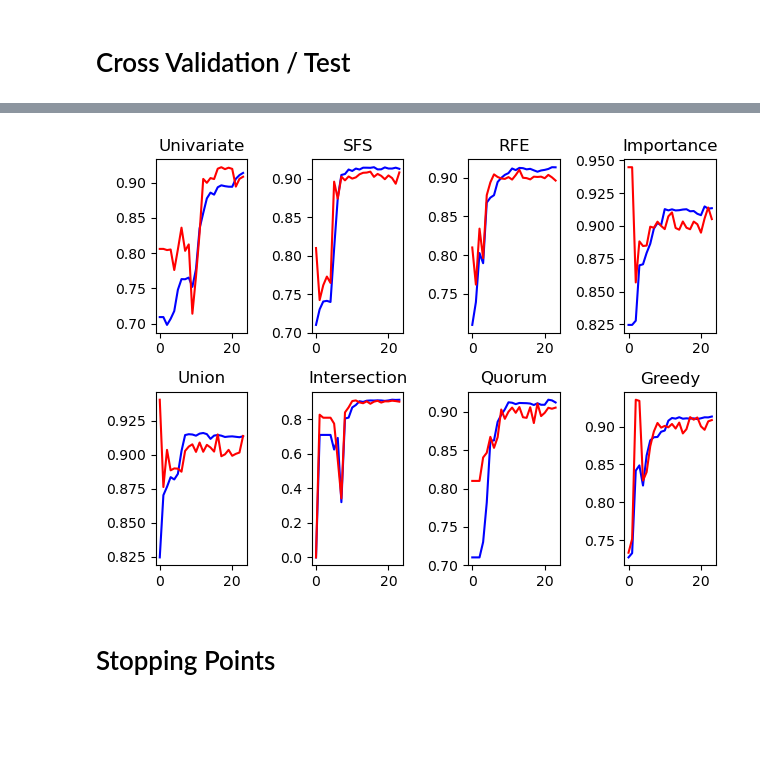
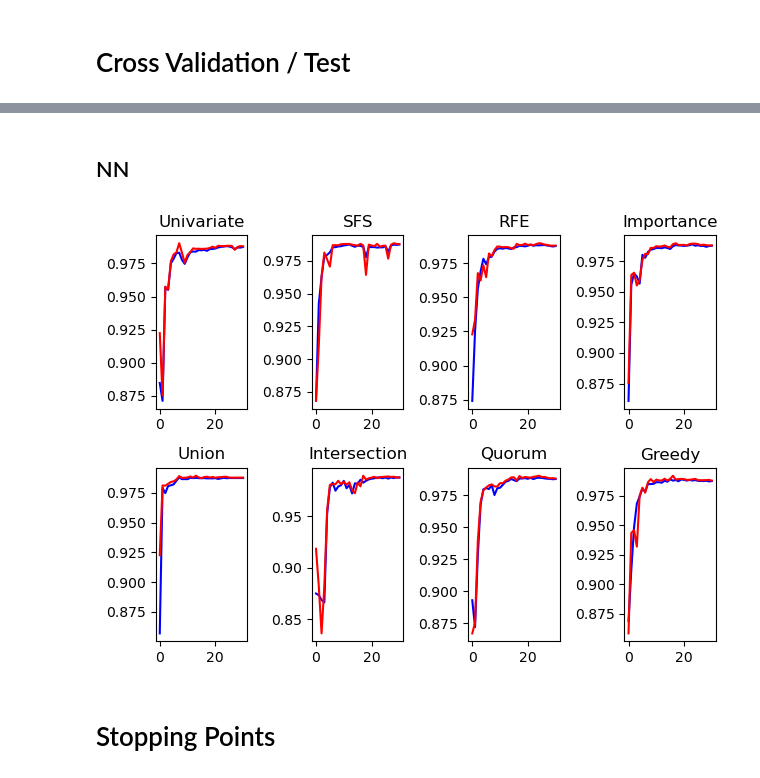
Before and after one commit to stevenson0421/Automatic-Feature-Selection, a Jupyter notebook: afs.ipynb, the cells around one changed output, grey strips where cells are left out. Saved outputs shown, nothing was run; the diff lists cells and outputs as text; code cells hidden in the pictures; blank space fills up the shorter version.

Commit message:
add experiment IDS2017

```diff
--- a/afs.ipynb
+++ b/afs.ipynb
@@ -213,6 +257,7 @@ start_time = time.time()
 union_features = []
 intersection_features = []
 quorum_features = []
+n_features = train_X.shape[1]
 
 for k in range(n_features):
     union_features.append(list(set().union(mi_features[:n_features-k], sfs_features[:n_features-k], rfe_features[:n_features-k], imp_features[:n_features-k])))
@@ -311,3 +356,5 @@ greedy ordered feature: ['sload', 'sbytes', 'ct_state_ttl', 'rate', 'dbytes', 's
+# %%
+greedy_features = results['Greedy'].to_list()
 # %% [markdown]
 # Cross Validation / Test
 # %%
@@ -361,3 +410,0 @@ score_all_LR = get_scores(model, 'LR', feature_sets, feature_names)
-# %%
-results = pd.concat([results, score_all_LR], axis=1)
-results.to_csv(f'./Experiments/{dataset_name}/results.csv', index=False)
@@ -369,6 +418,5 @@ score_all_GB = get_scores(model, 'GB', feature_sets, feature_names)
-# %%
-results = pd.concat([results, score_all_GB], axis=1)
-results.to_csv(f'./Experiments/{dataset_name}/results.csv', index=False)
+# %% [markdown]
+## NN
 # %%
 import tensorflow as tf
 import tensorflow.keras as keras
@@ -407,38 +455,45 @@ for k, (feature_set, feature_name) in enumerate(zip(feature_sets, feature_names)
                 continue
         else:
             train_X2 = train_X[feature_set[:i+1]].copy()
+        if k > 0 and train_X2.shape[1] == n_features:
+            cv_score.append(results[f'cv_score_{feature_names[0]}_NN'].iloc[-1])
+            test_score.append(results[f'test_score_{feature_names[0]}_NN'].iloc[-1])
+            continue
         model = create_model(train_X2.shape[1])
         for train_index, test_index in kf.split(train_X2, train_Y):
             x_train_fold, x_test_fold = train_X2.iloc[train_index, :], train_X2.iloc[test_index, :]
             y_train_fold, y_test_fold = train_Y.iloc[train_index], train_Y.iloc[test_index]
 
             model.fit(x_train_fold.values, y_train_fold.values,
-                    epochs=15, batch_size=100,verbose=0)
+                    epochs=15, batch_size=100, verbose=0)
 
-            predict = model.predict(x_test_fold,verbose=0)
+            predict = model.predict(x_test_fold, verbose=0)
             predict = np.where(predict < 0.5, 0, 1)
             cv.append(f1_score(y_test_fold, predict))
         cv_score.append(np.mean(cv))
 
         model.fit(train_X2.values, train_Y.values,
-                epochs=15, batch_size=100,verbose=0)
+                epochs=15, batch_size=100, verbose=0)
         if isinstance(feature_set[0], list):
-            predict = model.predict(test_X[feature_set[i]],verbose=0)
+            predict = model.predict(test_X[feature_set[i]], verbose=0)
         else:
-            predict = model.predict(test_X[feature_set[:i+1]],verbose=0)
+            predict = model.predict(test_X[feature_set[:i+1]], verbose=0)
         predict = np.where(predict < 0.5, 0, 1)
         test_score.append(f1_score(test_Y, predict))
 
         del model, train_X2
 
-    score_all_NN[f'cv_score_{feature_name}_NN'] = cv_score
-    score_all_NN[f'test_score_{feature_name}_NN'] = test_score
+    results[f'cv_score_{feature_name}_NN'] = cv_score
+    results[f'test_score_{feature_name}_NN'] = test_score
+    results.to_csv(f'./Experiments/{dataset_name}/results.csv', index=False)
 
     plt.subplot(2, 4, k+1)
     plt.title(feature_name)
     plt.plot(range(n_features), cv_score, color='blue', linestyle='-', label='CV Score')
     plt.plot(range(n_features), test_score, color='red', linestyle='-', label='Test Score')
+
+    del cv_score[:], test_score[:]
 plt.tight_layout()
 plt.show()
 # %% [output]
-[figure, old version]
+[figure, new version]
```
Also changed, not shown: parts of 28 cells of this notebook, 7 other files.
